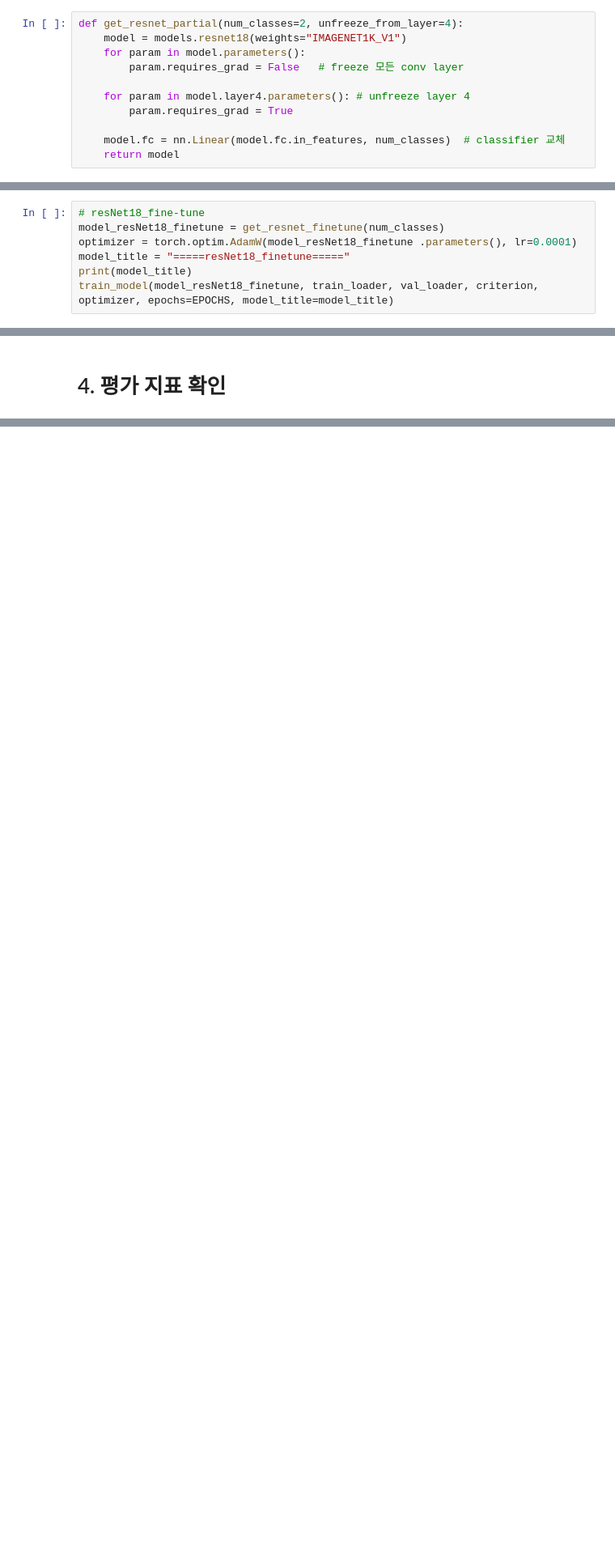
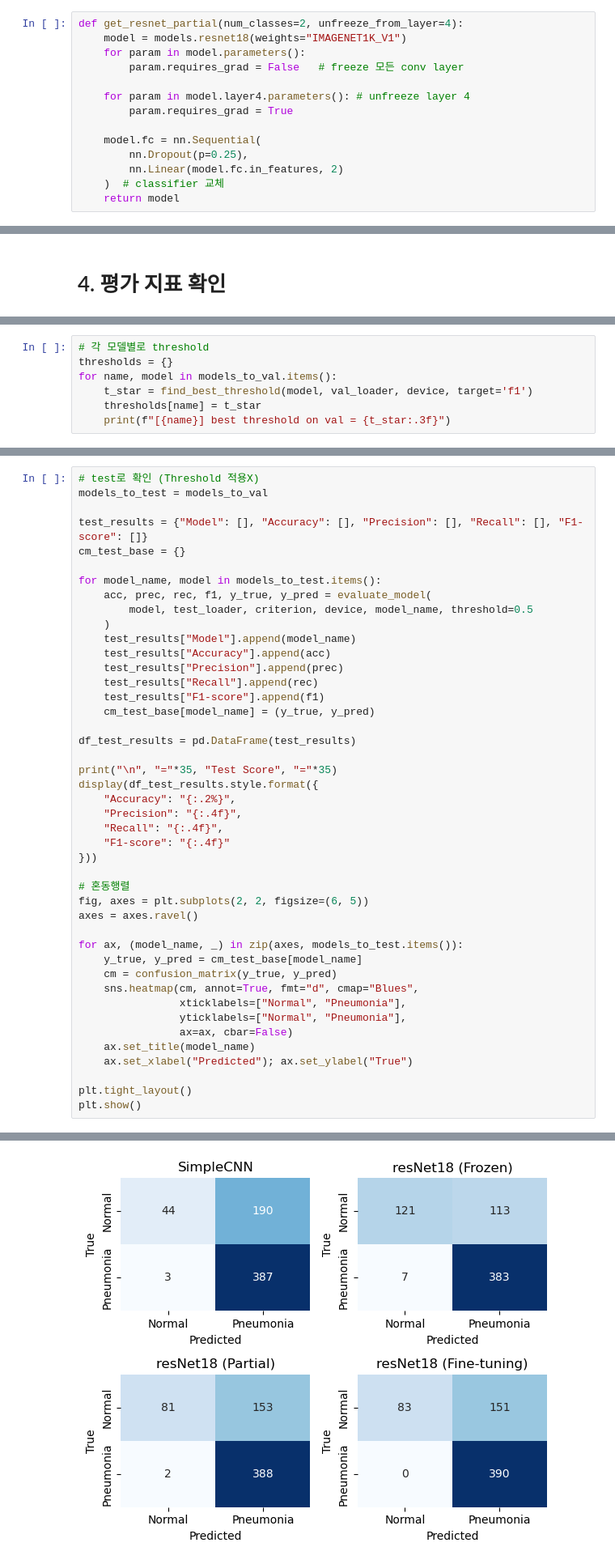
Before and after one commit to infeimkr/codeit_ai4, a Jupyter notebook: 06_3팀_임인철.ipynb, the cells around one changed output, grey strips where cells are left out. Shown at 81% size. Cells and saved outputs as stored; diff of their text form; blank space fills up the shorter version.

```diff
--- a/06_3팀_임인철.ipynb
+++ b/06_3팀_임인철.ipynb
@@ -370,6 +418,9 @@ def get_resnet_partial(num_classes=2, unfreeze_from_layer=4):
     for param in model.layer4.parameters(): # unfreeze layer 4
         param.requires_grad = True
 
-    model.fc = nn.Linear(model.fc.in_features, num_classes)  # classifier 교체
+    model.fc = nn.Sequential(
+        nn.Dropout(p=0.25),
+        nn.Linear(model.fc.in_features, 2)
+    )  # classifier 교체
     return model
 # %% [markdown]
@@ -546,7 +610,0 @@ Total Time: 1:21:59
-# %%
-# resNet18_fine-tune
-model_resNet18_finetune = get_resnet_finetune(num_classes)
-optimizer = torch.optim.AdamW(model_resNet18_finetune .parameters(), lr=0.0001)
-model_title = "=====resNet18_finetune====="
-print(model_title)
-train_model(model_resNet18_finetune, train_loader, val_loader, criterion, optimizer, epochs=EPOCHS, model_title=model_title)
@@ -734,0 +1009,7 @@ weighted avg       0.84      0.78      0.75       624
+# %%
+# 각 모델별로 threshold
+thresholds = {}
+for name, model in models_to_val.items():
+    t_star = find_best_threshold(model, val_loader, device, target='f1')
+    thresholds[name] = t_star
+    print(f"[{name}] best threshold on val = {t_star:.3f}")
@@ -734,0 +1024,45 @@ weighted avg       0.84      0.78      0.75       624
+# %%
+# test로 확인 (Threshold 적용X)
+models_to_test = models_to_val
+
+test_results = {"Model": [], "Accuracy": [], "Precision": [], "Recall": [], "F1-score": []}
+cm_test_base = {}
+
+for model_name, model in models_to_test.items():
+    acc, prec, rec, f1, y_true, y_pred = evaluate_model(
+        model, test_loader, criterion, device, model_name, threshold=0.5
+    )
+    test_results["Model"].append(model_name)
+    test_results["Accuracy"].append(acc)
+    test_results["Precision"].append(prec)
+    test_results["Recall"].append(rec)
+    test_results["F1-score"].append(f1)
+    cm_test_base[model_name] = (y_true, y_pred)
+
+df_test_results = pd.DataFrame(test_results)
+
+print("\n", "="*35, "Test Score", "="*35)
+display(df_test_results.style.format({
+    "Accuracy": "{:.2%}",
+    "Precision": "{:.4f}",
+    "Recall": "{:.4f}",
+    "F1-score": "{:.4f}"
+}))
+
+# 혼동행렬
+fig, axes = plt.subplots(2, 2, figsize=(6, 5))
+axes = axes.ravel()
+
+for ax, (model_name, _) in zip(axes, models_to_test.items()):
+    y_true, y_pred = cm_test_base[model_name]
+    cm = confusion_matrix(y_true, y_pred)
+    sns.heatmap(cm, annot=True, fmt="d", cmap="Blues",
+                xticklabels=["Normal", "Pneumonia"],
+                yticklabels=["Normal", "Pneumonia"],
+                ax=ax, cbar=False)
+    ax.set_title(model_name)
+    ax.set_xlabel("Predicted"); ax.set_ylabel("True")
+
+plt.tight_layout()
+plt.show()
+# %% [output]
@@ -734,0 +1091 @@ weighted avg       0.84      0.78      0.75       624
+[figure, added]
```
Also changed, not shown: parts of 58 cells of this notebook.
